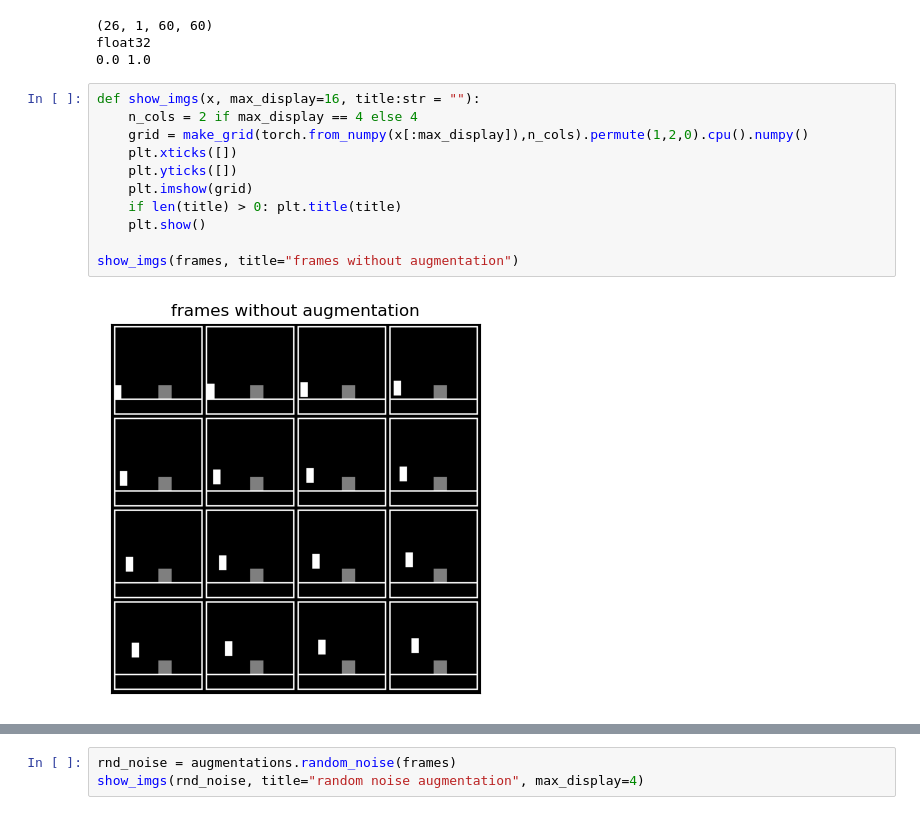
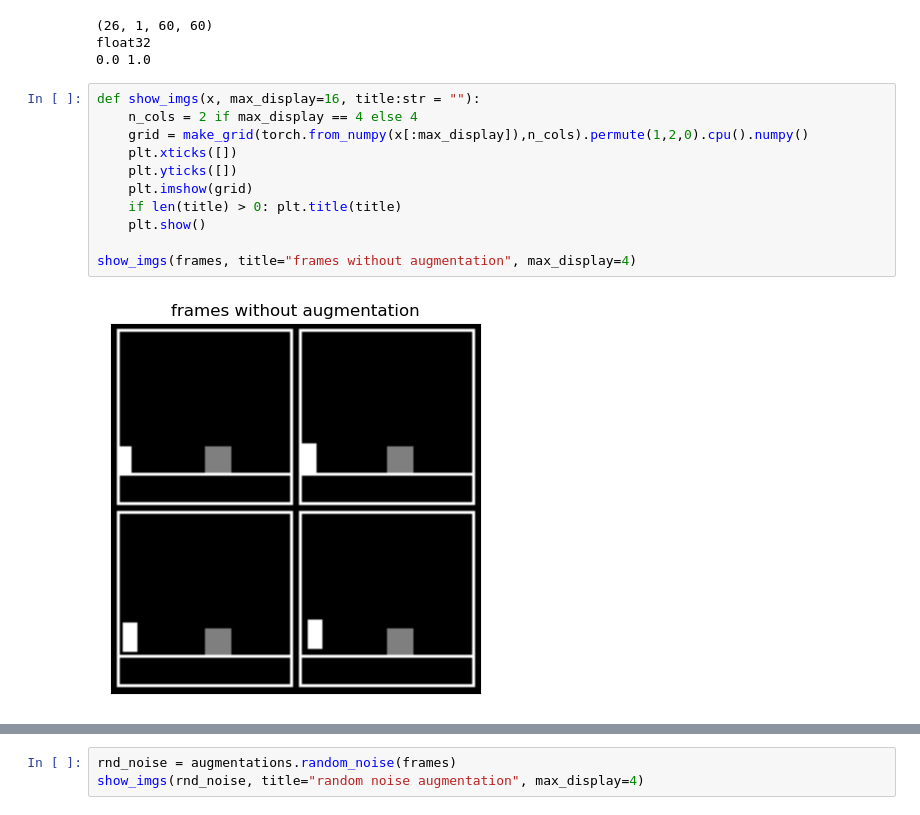
Before and after one commit to manusimidt/jku_practical_work, a Jupyter notebook: visualize_augmentations.ipynb, the cells around one changed output, grey strips where cells are left out. Saved outputs shown, nothing was run; the diff lists cells and outputs as text.

```diff
--- a/visualize_augmentations.ipynb
+++ b/visualize_augmentations.ipynb
@@ -54,16 +57,16 @@ float32
 # %%
 def show_imgs(x, max_display=16, title:str = ""):
     n_cols = 2 if max_display == 4 else 4
     grid = make_grid(torch.from_numpy(x[:max_display]),n_cols).permute(1,2,0).cpu().numpy()
     plt.xticks([])
     plt.yticks([])
     plt.imshow(grid)
     if len(title) > 0: plt.title(title)
     plt.show()
 
-show_imgs(frames, title="frames without augmentation")
+show_imgs(frames, title="frames without augmentation", max_display=4)
 # %% [output]
-[figure, old version]
+[figure, new version]
 # %%
 rnd_trans = augmentations.random_translate(frames,70)
 print(rnd_trans.shape)
```
Also changed, not shown: parts of 9 cells of this notebook, 19 other files.
